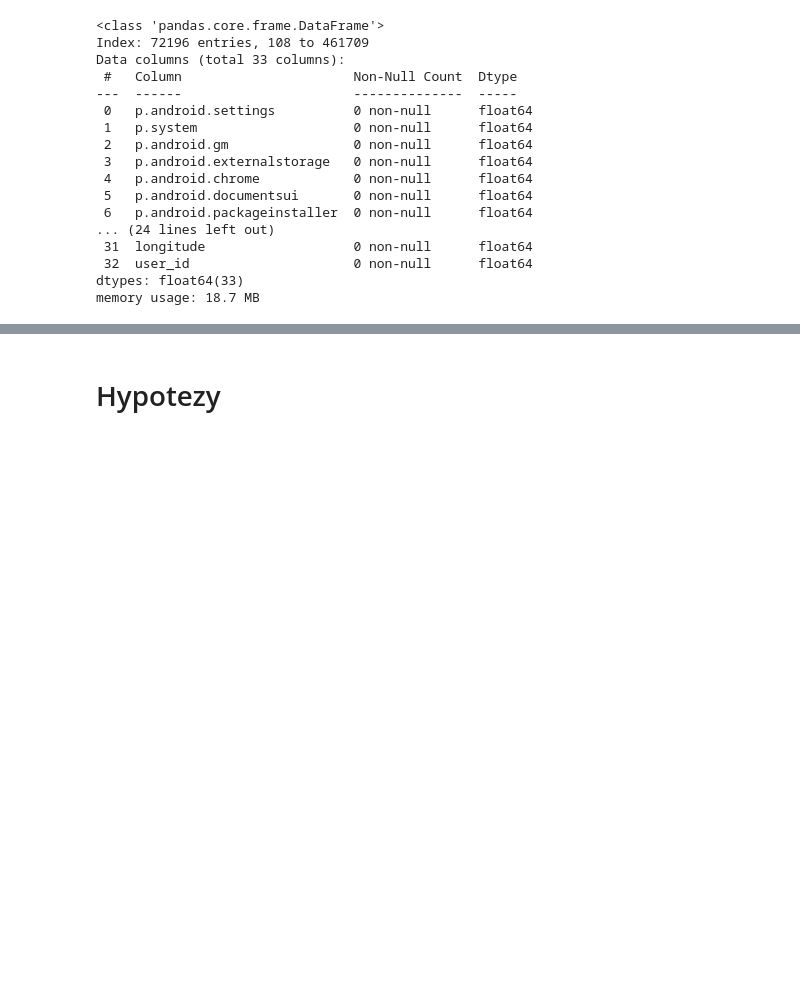
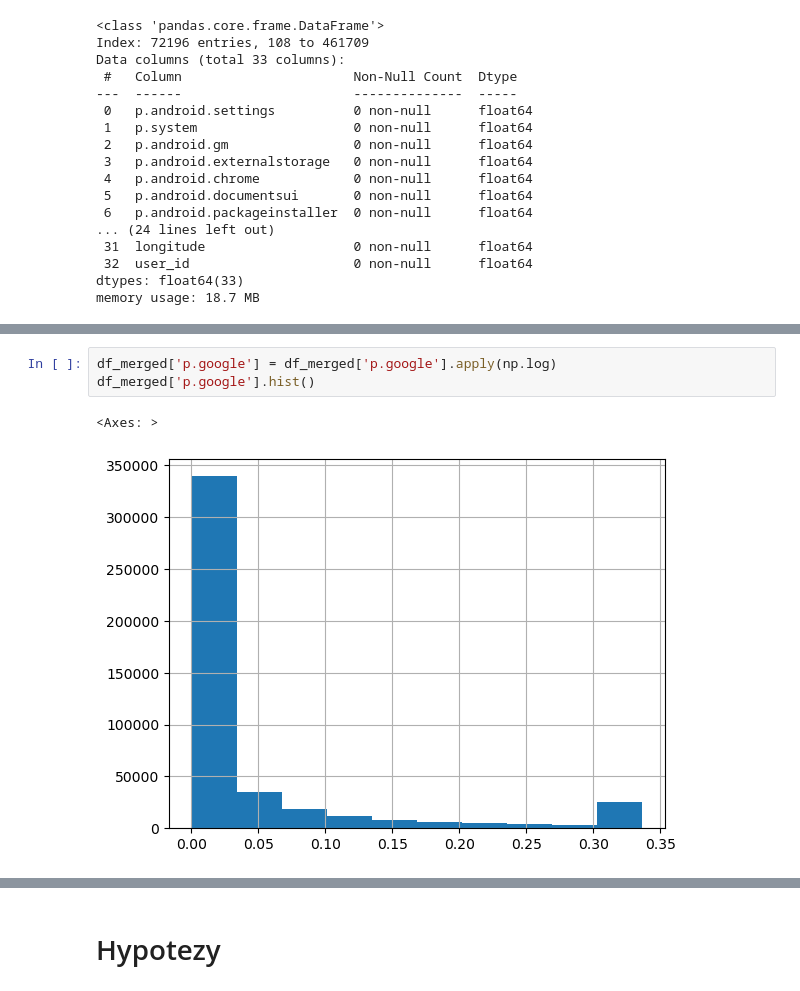
Before and after one commit to andrewtyv/IAU, a Jupyter notebook: proj.ipynb, the cells around one changed output, grey strips where cells are left out. Drawn from its saved outputs; the diff is of its cells as text; blank space fills up the shorter version.

```diff
--- a/proj.ipynb
+++ b/proj.ipynb
@@ -1059,0 +1122,6 @@ memory usage: 18.7 MB
+# %%
+df_merged['p.google'] = df_merged['p.google'].apply(np.log)
+df_merged['p.google'].hist()
+# %% [output]
+<Axes: >
+[figure, added]
```
Also changed, not shown: parts of 20 cells of this notebook.
